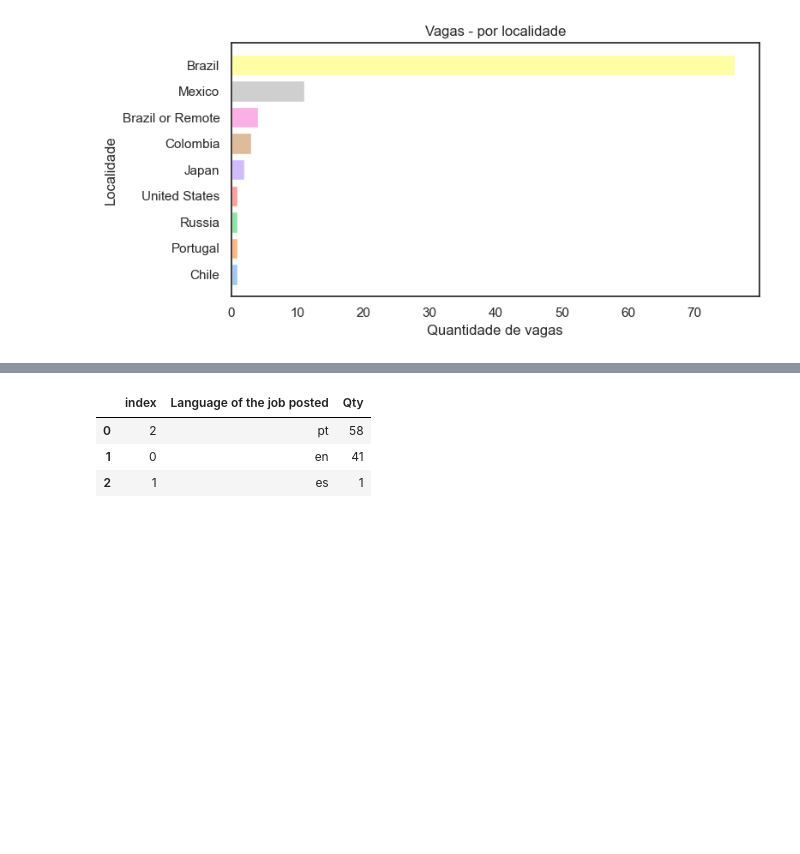
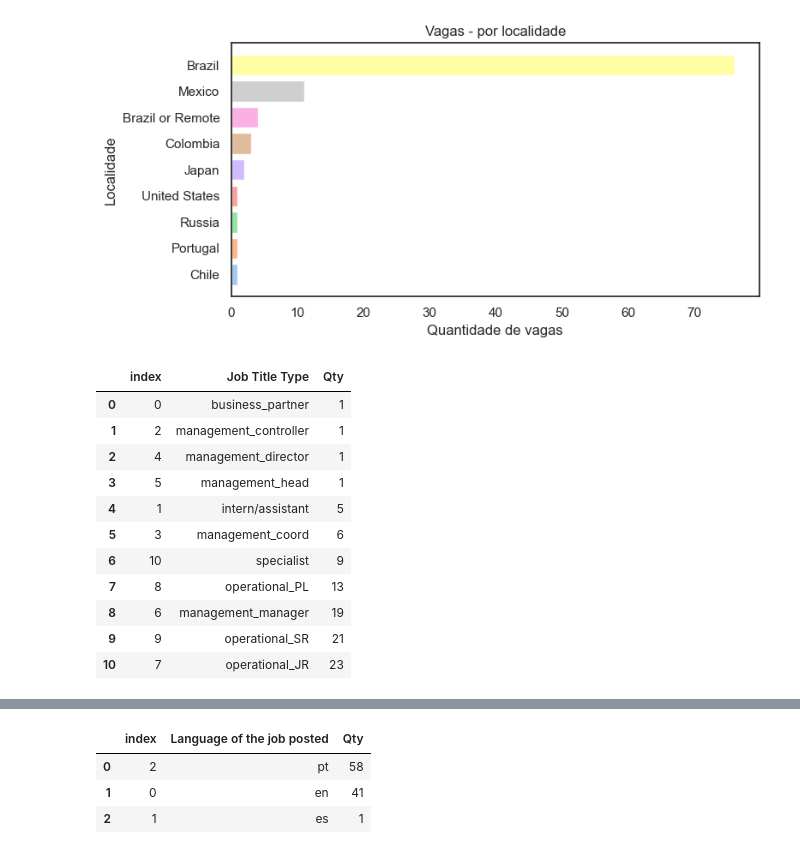
Before and after one commit to ivanrmello/berle-means, a Jupyter notebook: research-in-acc-sciences/accountant-profile-in-startups/02_charts_and_eda.ipynb, the cells around one changed output, grey strips where cells are left out. Cells and saved outputs as stored; diff of their text form; code cells hidden in the pictures; blank space fills up the shorter version.

```diff
--- a/research-in-acc-sciences/accountant-profile-in-startups/02_charts_and_eda.ipynb
+++ b/research-in-acc-sciences/accountant-profile-in-startups/02_charts_and_eda.ipynb
@@ -42,6 +42,21 @@ plt.show()
 dframe_job_title_type = dframe.groupby(['job_title_type'],as_index=False)['job_extraction_timestamp'].count()
 dframe_job_title_type.columns = ['Job Title Type','Qty']
 dframe_job_title_type = dframe_job_title_type.sort_values('Qty',ascending=True).reset_index()
+# %%
+dframe_job_title_type
+# %% [output]
+|  | index | Job Title Type | Qty |
+| 0 | 0 | business_partner | 1 |
+| 1 | 2 | management_controller | 1 |
+| 2 | 4 | management_director | 1 |
+| 3 | 5 | management_head | 1 |
+| 4 | 1 | intern/assistant | 5 |
+| 5 | 3 | management_coord | 6 |
+| 6 | 10 | specialist | 9 |
+| 7 | 8 | operational_PL | 13 |
+| 8 | 6 | management_manager | 19 |
+| 9 | 9 | operational_SR | 21 |
+| 10 | 7 | operational_JR | 23 |
 # %%
 plt.figure(figsize=(8,4), tight_layout=True)
 colors = sns.color_palette("pastel")
```
Also changed, not shown: parts of 14 cells of this notebook, 8 other files.
